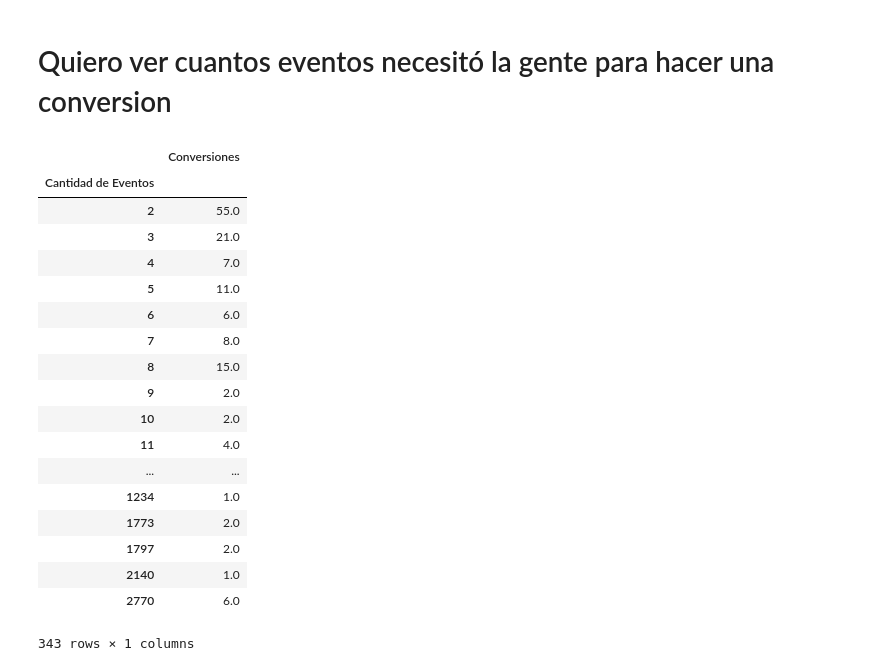
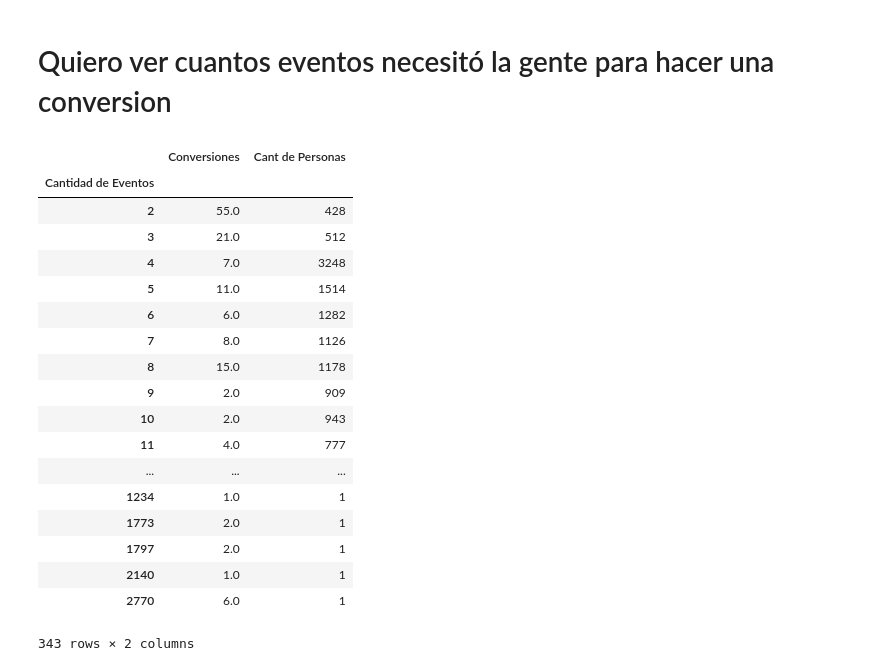
Before and after one commit to gabyrobles93/7506-TP1-Trocafone, a Jupyter notebook: comportamiento_de_la_plataforma.ipynb, the cells around one changed output. Drawn from its saved outputs; the diff is of its cells as text; code cells hidden in the pictures.

Commit message:
sigo agregando cosas sobre el comportamiento en las conversion

```diff
--- a/comportamiento_de_la_plataforma.ipynb
+++ b/comportamiento_de_la_plataforma.ipynb
@@ -191,26 +183,28 @@ grouped
 # %%
 grupo = events_short.groupby(['person']).agg({'Cantidad de Eventos':'sum', 'Conversiones':'sum'})
 #grupo.loc[grupo['Conversion'] == False, :]
-grupo = grupo.groupby(['Cantidad de Eventos']).agg({'Conversiones':'sum'})
+#grupo = grupo.groupby(['Cantidad de Eventos']).agg({'Conversiones':'sum'})
 #grupo['Conversion'].sum()
+grupo['Cant de Personas'] = 1
+grupo = grupo.groupby(['Cantidad de Eventos']).agg({'Conversiones':'sum', 'Cant de Personas':'sum'})
 grupo[grupo.Conversiones > 0]
 # %% [output]
-|  | Conversiones |
-| Cantidad de Eventos |  |
-| 2 | 55.0 |
-| 3 | 21.0 |
-| 4 | 7.0 |
-| 5 | 11.0 |
-| 6 | 6.0 |
-| 7 | 8.0 |
-| 8 | 15.0 |
-| 9 | 2.0 |
-| 10 | 2.0 |
-| 11 | 4.0 |
-| ... | ... |
-| 1234 | 1.0 |
-| 1773 | 2.0 |
-| 1797 | 2.0 |
-| 2140 | 1.0 |
-| 2770 | 6.0 |
+|  | Conversiones | Cant de Personas |
+| Cantidad de Eventos |  |  |
+| 2 | 55.0 | 428 |
+| 3 | 21.0 | 512 |
+| 4 | 7.0 | 3248 |
+| 5 | 11.0 | 1514 |
+| 6 | 6.0 | 1282 |
+| 7 | 8.0 | 1126 |
+| 8 | 15.0 | 1178 |
+| 9 | 2.0 | 909 |
+| 10 | 2.0 | 943 |
+| 11 | 4.0 | 777 |
+| ... | ... | ... |
+| 1234 | 1.0 | 1 |
+| 1773 | 2.0 | 1 |
+| 1797 | 2.0 | 1 |
+| 2140 | 1.0 | 1 |
+| 2770 | 6.0 | 1 |
-343 rows × 1 columns
+343 rows × 2 columns
```
Also changed, not shown: parts of 5 cells of this notebook.
